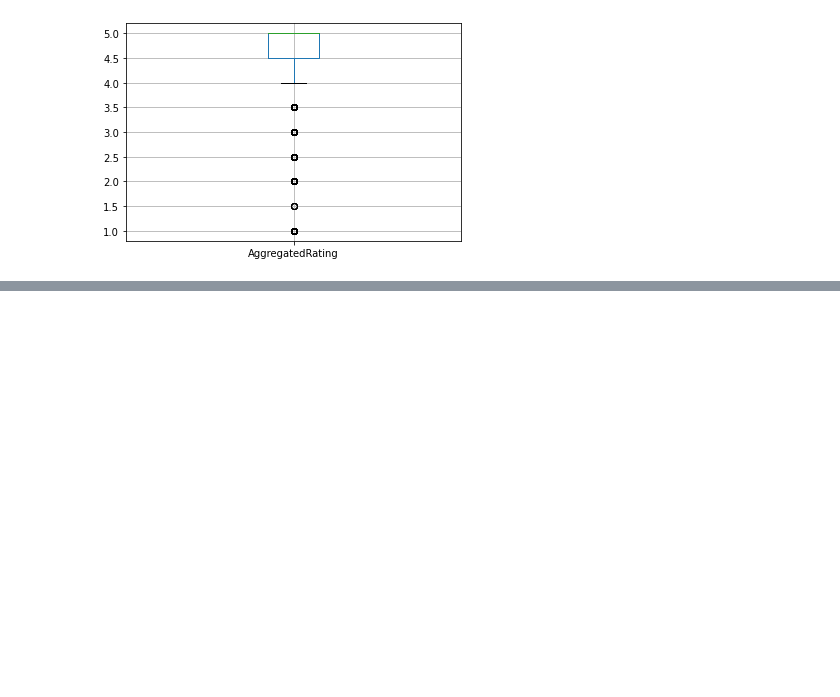
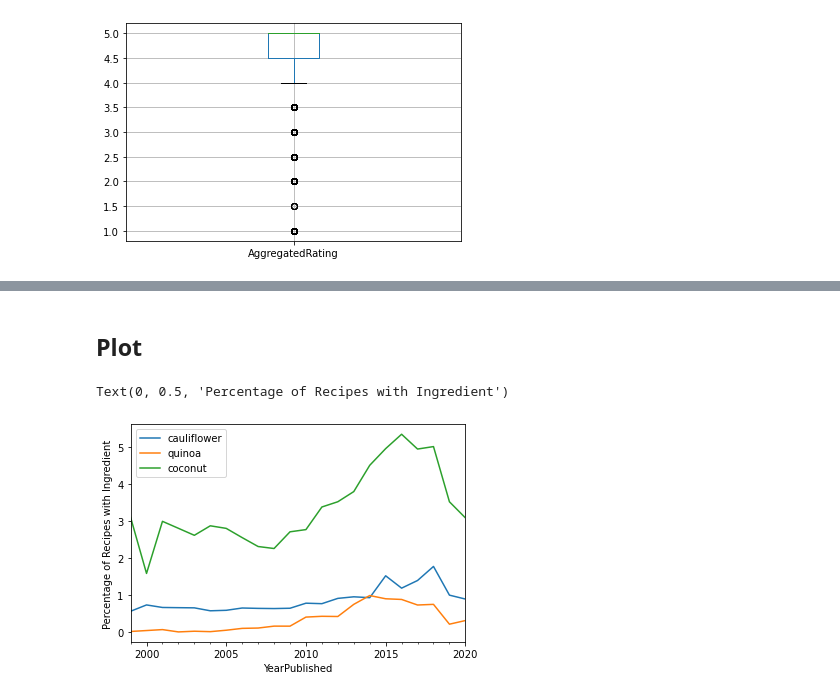
Before and after one commit to JenniferM-BShulyak/recipes_full, a Jupyter notebook: setup_exploration.ipynb, the cells around one changed output, grey strips where cells are left out. Saved outputs shown, nothing was run; the diff lists cells and outputs as text; code cells hidden in the pictures; blank space fills up the shorter version.

```diff
--- a/setup_exploration.ipynb
+++ b/setup_exploration.ipynb
@@ -264,0 +298,5 @@ dessert_ratings.boxplot()
+# %%
+# Need to convert the DatePublished to date time format
+ingredients_df = ingredients_df.astype({'DatePublished': 'datetime64'})
+ingredients_df["YearPublished"] = ingredients_df["DatePublished"].dt.to_period("Y")
+ingredients_df.head(1)
@@ -264,0 +306,4 @@ dessert_ratings.boxplot()
+# %%
+# Get the number of overall recipes per month
+recipes_yearly = pd.DataFrame(ingredients_df.groupby("YearPublished")["Name"].count())
+recipes_yearly
@@ -264,0 +329,7 @@ dessert_ratings.boxplot()
+# %%
+# Find all lines of text that one the buzzwords
+p = '[cC]auliflower'        # ? means find 0 or 1 instance of the previous character
+cauliflower = pd.DataFrame((ingredients_df[ingredients_df['RecipeIngredientParts'].str.contains(p)]).groupby("YearPublished")["Name"].count())
+cauliflower_percent = cauliflower.merge(recipes_yearly, on="YearPublished", how="left")
+cauliflower_percent["proportion"] = (cauliflower_percent["Name_x"] / cauliflower_percent["Name_y"]*100)
+cauliflower_percent
@@ -264,0 +355,26 @@ dessert_ratings.boxplot()
+# %%
+# Find all lines of text that one the buzzwords
+p = '[qQ]uinoa'        # ? means find 0 or 1 instance of the previous character
+quinoa = pd.DataFrame((ingredients_df[ingredients_df['RecipeIngredientParts'].str.contains(p)]).groupby("YearPublished")["Name"].count())
+quinoa_percent = quinoa.merge(recipes_yearly, on="YearPublished", how="left")
+quinoa_percent["proportion"] = (quinoa_percent["Name_x"] / quinoa_percent["Name_y"]*100)
+
+q = '[cC]oconut'
+coconut = pd.DataFrame((ingredients_df[ingredients_df['RecipeIngredientParts'].str.contains(q)]).groupby("YearPublished")["Name"].count())
+coconut_percent = coconut.merge(recipes_yearly, on="YearPublished", how="left")
+coconut_percent["proportion"] = (coconut_percent["Name_x"] / coconut_percent["Name_y"]*100)
+# %% [markdown]
+## Plot
+# %%
+fig4, axes4 = plt.subplots()
+
+cauliflower_percent.loc[:,"proportion"].plot(ax=axes4, label ="cauliflower")
+quinoa_percent.loc[:,"proportion"].plot(ax=axes4, label="quinoa")
+coconut_percent.loc[:,"proportion"].plot(ax=axes4, label="coconut")
+
+plt.legend()
+plt.ylabel("Percentage of Recipes with Ingredient")
+plt.title("Popularity of 'Trendy' Ingredients")
+# %% [output]
+Text(0, 0.5, 'Percentage of Recipes with Ingredient')
+[figure, added]
```
Also changed, not shown: parts of 6 cells of this notebook.
